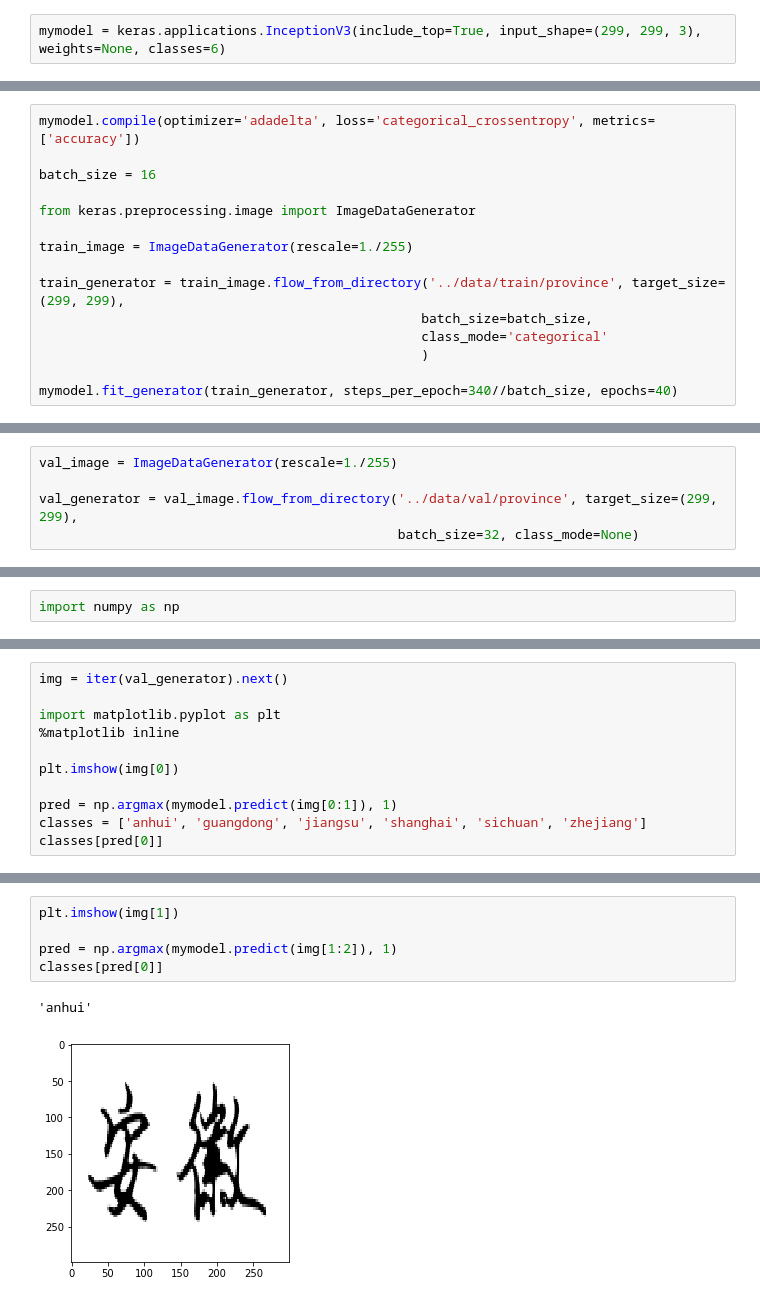
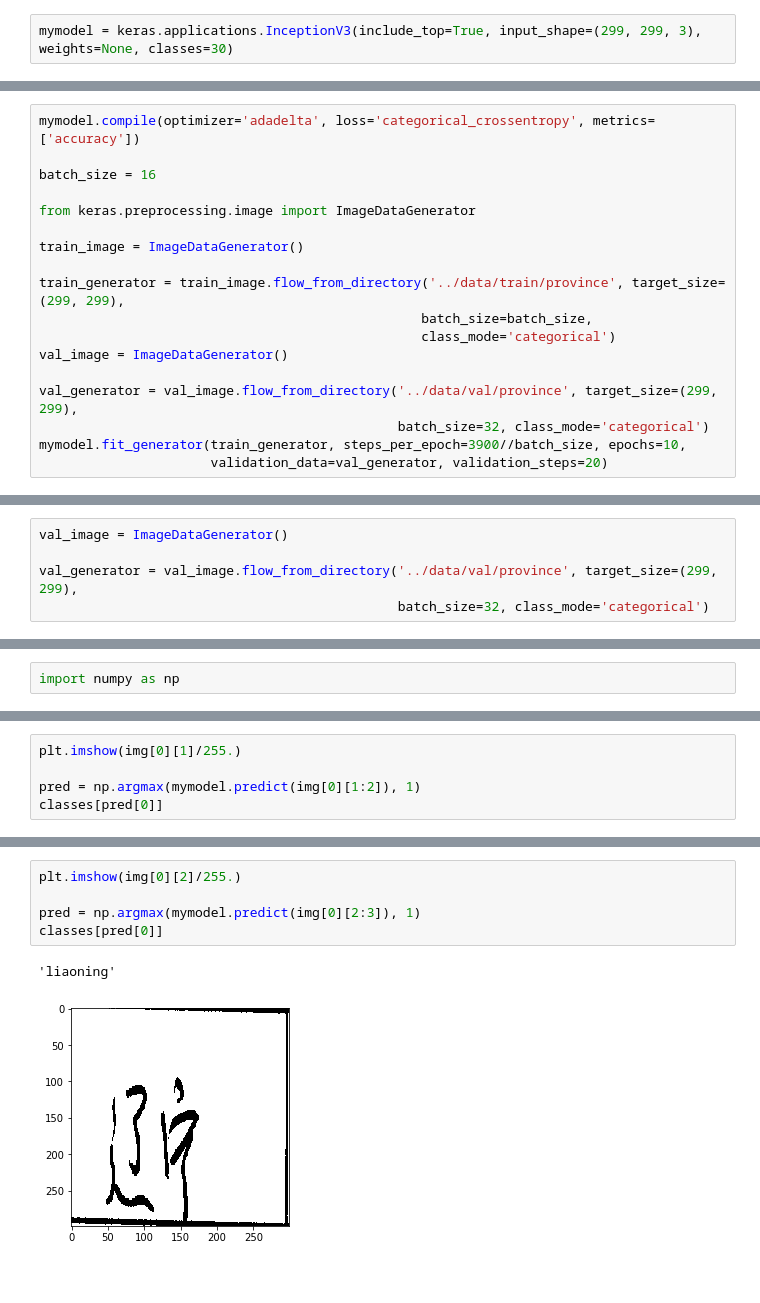
Before and after one commit to leezqcst/express_recognition, a Jupyter notebook: model/inception.ipynb, the cells around one changed output, grey strips where cells are left out. Cells and saved outputs as stored; diff of their text form.

Commit message:
train inception

```diff
--- a/model/inception.ipynb
+++ b/model/inception.ipynb
@@ -227,7 +223,7 @@ from keras import optimizers
 # %% [output]
 Using TensorFlow backend.
 # %%
-mymodel = keras.applications.InceptionV3(include_top=True, input_shape=(299, 299, 3), weights=None, classes=6)
+mymodel = keras.applications.InceptionV3(include_top=True, input_shape=(299, 299, 3), weights=None, classes=30)
 # %%
 # mymodel.summary()
 # %%
@@ -237,12 +233,15 @@ batch_size = 16
 
 from keras.preprocessing.image import ImageDataGenerator
 
-train_image = ImageDataGenerator(rescale=1./255)
+train_image = ImageDataGenerator()
 
 train_generator = train_image.flow_from_directory('../data/train/province', target_size=(299, 299),
                                                  batch_size=batch_size,
-                                                 class_mode='categorical'
-                                                 )
+                                                 class_mode='categorical')
+val_image = ImageDataGenerator()
 
-mymodel.fit_generator(train_generator, steps_per_epoch=340//batch_size, epochs=40)
+val_generator = val_image.flow_from_directory('../data/val/province', target_size=(299, 299),
+                                              batch_size=32, class_mode='categorical')
+mymodel.fit_generator(train_generator, steps_per_epoch=3900//batch_size, epochs=10,
+                      validation_data=val_generator, validation_steps=20)
 # %% [output]
@@ -267,6 +298,6 @@ Epoch 20/20
 # %%
-val_image = ImageDataGenerator(rescale=1./255)
+val_image = ImageDataGenerator()
 
 val_generator = val_image.flow_from_directory('../data/val/province', target_size=(299, 299),
-                                              batch_size=32, class_mode=None)
+                                              batch_size=32, class_mode='categorical')
 # %% [output]
@@ -276,12 +325,6 @@ import numpy as np
 # %%
-img = iter(val_generator).next()
+plt.imshow(img[0][1]/255.)
 
-import matplotlib.pyplot as plt
-%matplotlib inline
-
-plt.imshow(img[0])
-
-pred = np.argmax(mymodel.predict(img[0:1]), 1)
-classes = ['anhui', 'guangdong', 'jiangsu', 'shanghai', 'sichuan', 'zhejiang']
+pred = np.argmax(mymodel.predict(img[0][1:2]), 1)
 classes[pred[0]]
 # %% [output]
@@ -290,9 +333,9 @@ classes[pred[0]]
 # %%
-plt.imshow(img[1])
+plt.imshow(img[0][2]/255.)
 
-pred = np.argmax(mymodel.predict(img[1:2]), 1)
+pred = np.argmax(mymodel.predict(img[0][2:3]), 1)
 classes[pred[0]]
 # %% [output]
-'anhui'
+'liaoning'
-[figure, old version]
+[figure, new version]
 # %%
```
Also changed, not shown: parts of 12 cells of this notebook, 4 other files.
